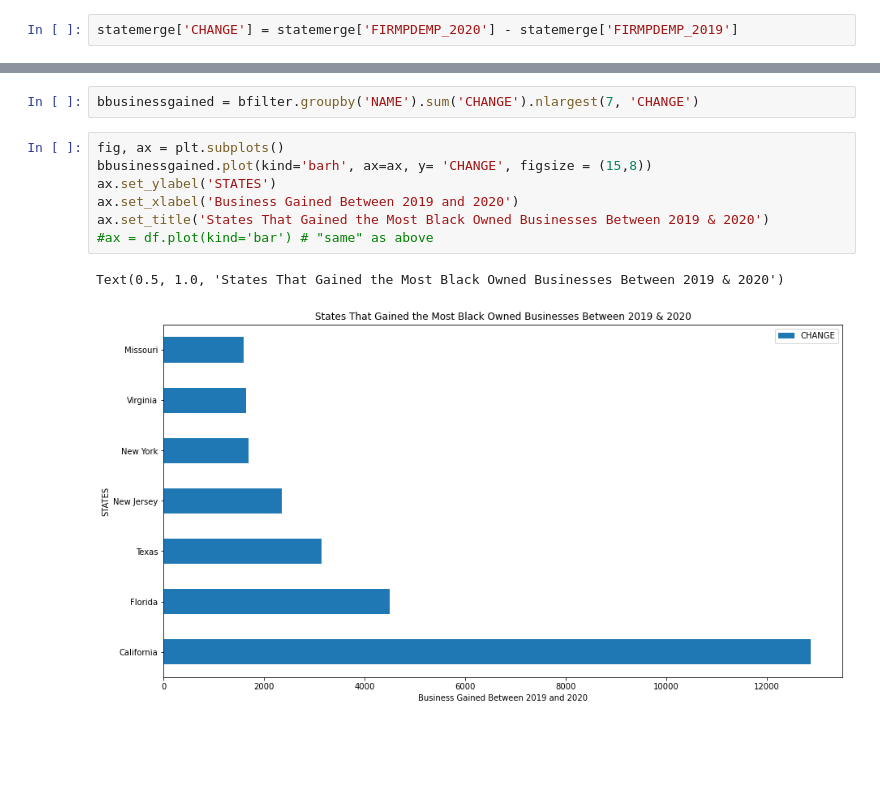
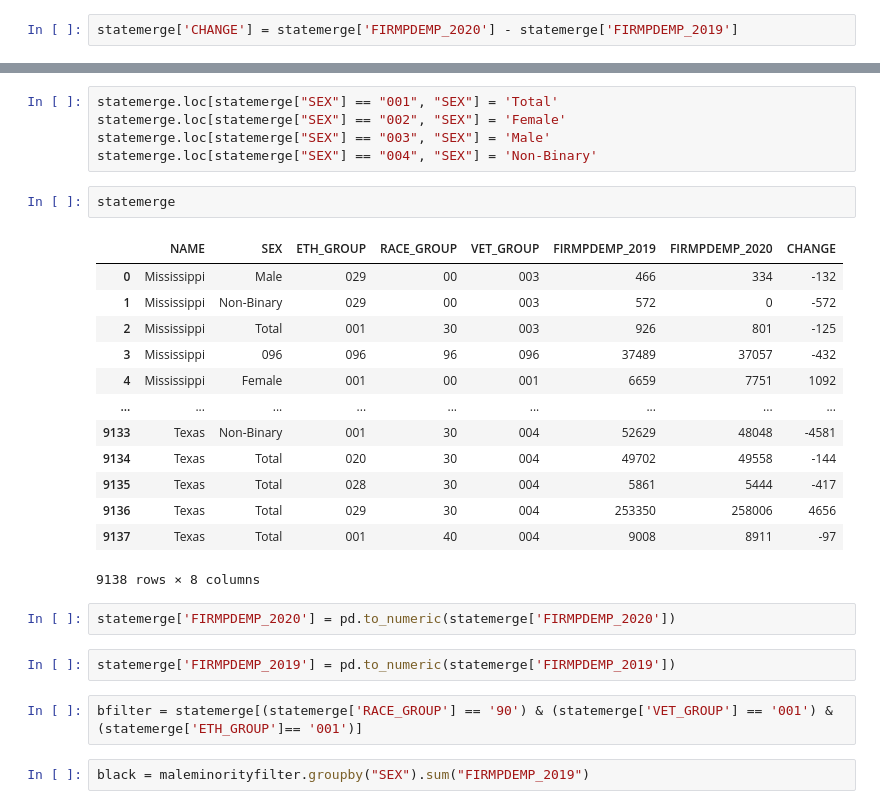
Before and after one commit to ColeBallard/census-api-data-abs, a Jupyter notebook: ETL.ipynb, the cells around one changed output, grey strips where cells are left out. Drawn from its saved outputs; the diff is of its cells as text; blank space fills up the shorter version.

```diff
--- a/ETL.ipynb
+++ b/ETL.ipynb
@@ -83,12 +55,29 @@ Text(0.5, 1.0, 'States That Lost the Most Black Owned Businesses Between 2019 &
-# %%
-bbusinessgained = bfilter.groupby('NAME').sum('CHANGE').nlargest(7, 'CHANGE')
-# %%
-fig, ax = plt.subplots()
-bbusinessgained.plot(kind='barh', ax=ax, y= 'CHANGE', figsize = (15,8))
-ax.set_ylabel('STATES')
-ax.set_xlabel('Business Gained Between 2019 and 2020')
-ax.set_title('States That Gained the Most Black Owned Businesses Between 2019 & 2020')
-#ax = df.plot(kind='bar') # "same" as above
-# %% [output]
-Text(0.5, 1.0, 'States That Gained the Most Black Owned Businesses Between 2019 & 2020')
-[figure, removed]
+# %%
+statemerge.loc[statemerge["SEX"] == "001", "SEX"] = 'Total'
+statemerge.loc[statemerge["SEX"] == "002", "SEX"] = 'Female'
+statemerge.loc[statemerge["SEX"] == "003", "SEX"] = 'Male'
+statemerge.loc[statemerge["SEX"] == "004", "SEX"] = 'Non-Binary'
+# %%
+statemerge
+# %% [output]
+|  | NAME | SEX | ETH_GROUP | RACE_GROUP | VET_GROUP | FIRMPDEMP_2019 | FIRMPDEMP_2020 | CHANGE |
+| 0 | Mississippi | Male | 029 | 00 | 003 | 466 | 334 | -132 |
+| 1 | Mississippi | Non-Binary | 029 | 00 | 003 | 572 | 0 | -572 |
+| 2 | Mississippi | Total | 001 | 30 | 003 | 926 | 801 | -125 |
+| 3 | Mississippi | 096 | 096 | 96 | 096 | 37489 | 37057 | -432 |
+| 4 | Mississippi | Female | 001 | 00 | 001 | 6659 | 7751 | 1092 |
+| ... | ... | ... | ... | ... | ... | ... | ... | ... |
+| 9133 | Texas | Non-Binary | 001 | 30 | 004 | 52629 | 48048 | -4581 |
+| 9134 | Texas | Total | 020 | 30 | 004 | 49702 | 49558 | -144 |
+| 9135 | Texas | Total | 028 | 30 | 004 | 5861 | 5444 | -417 |
+| 9136 | Texas | Total | 029 | 30 | 004 | 253350 | 258006 | 4656 |
+| 9137 | Texas | Total | 001 | 40 | 004 | 9008 | 8911 | -97 |
+9138 rows × 8 columns
+# %%
+statemerge['FIRMPDEMP_2020'] = pd.to_numeric(statemerge['FIRMPDEMP_2020'])
+# %%
+statemerge['FIRMPDEMP_2019'] = pd.to_numeric(statemerge['FIRMPDEMP_2019'])
+# %%
+bfilter = statemerge[(statemerge['RACE_GROUP'] == '90') & (statemerge['VET_GROUP'] == '001') & (statemerge['ETH_GROUP']== '001')]
+# %%
+black = maleminorityfilter.groupby("SEX").sum("FIRMPDEMP_2019")
```
Also changed, not shown: parts of 21 cells of this notebook.
